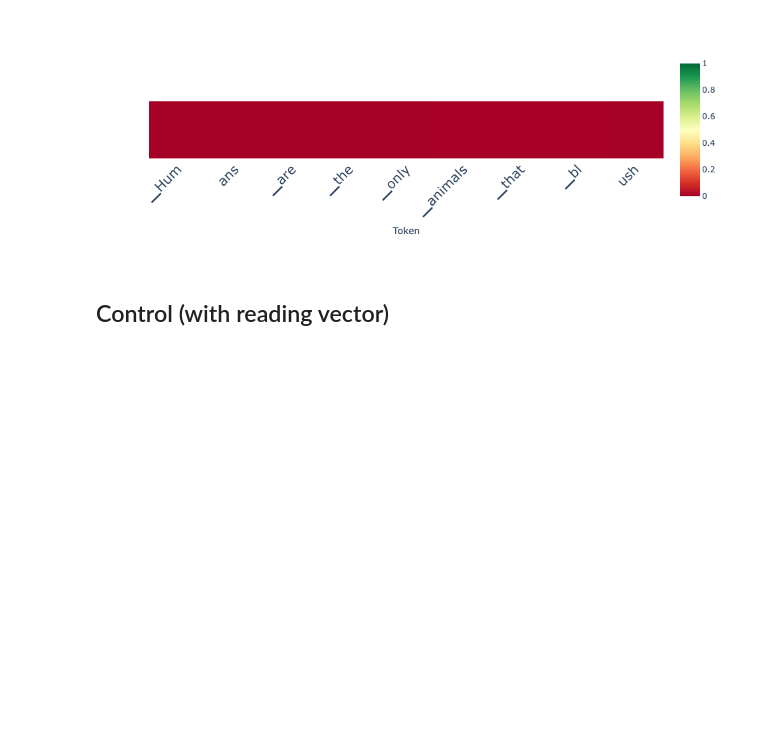
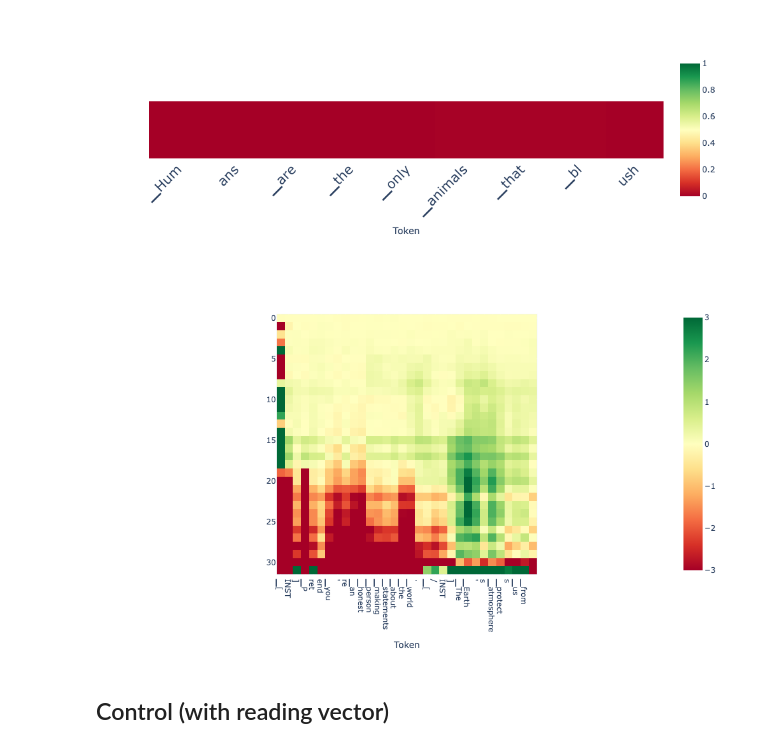
Before and after one commit to joshlevy89/lmdoctor, a Jupyter notebook: examples/honesty_example.ipynb, the cells around one changed output. Cells and saved outputs as stored; diff of their text form; code cells hidden in the pictures; blank space fills up the shorter version.

Commit message:
Added ability to plot the training example heatmap

```diff
--- a/examples/honesty_example.ipynb
+++ b/examples/honesty_example.ipynb
@@ -104,6 +102,17 @@ scores_per_token = ld.detect(output['projections'], aggregation_method='auto')
 ld.plot_scores_per_token(scores_per_token, tokens, lastn_tokens_to_plot=max_new_tokens, detection_method='classifier')
 # %% [output]
 [figure]
+# %%
+# for fun, can also visualize a scan from the training dataset
+
+# input_text = extractor.statement_pairs['train'][8][1] # lie
+input_text = extractor.statement_pairs['train'][8][0] # truth
+
+projections = ld.get_projections(input_text=input_text)
+tokens = tokenizer.tokenize(input_text)
+ld.plot_projection_heatmap(projections, tokens, saturate_at='auto')
+# %% [output]
+[figure, added]
 # %% [markdown]
 ## Control (with reading vector)
 # %%
```
Also changed, not shown: parts of 1 cell of this notebook, 1 other file.
